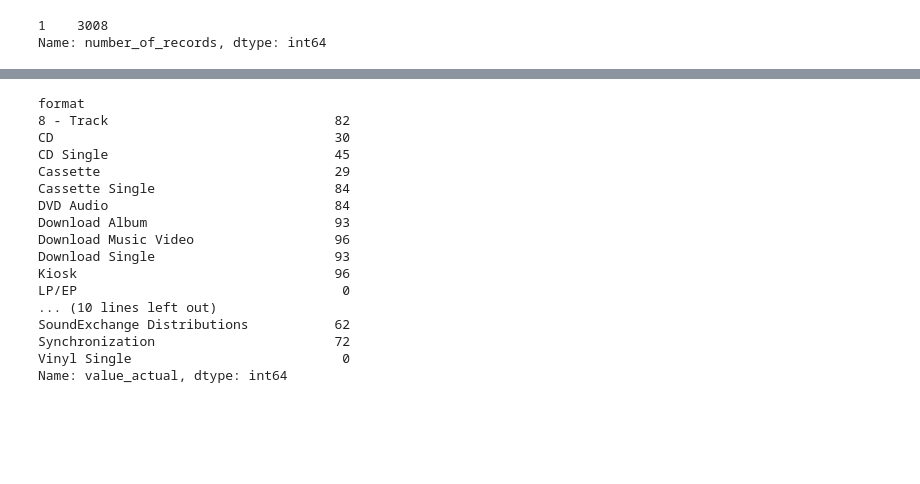
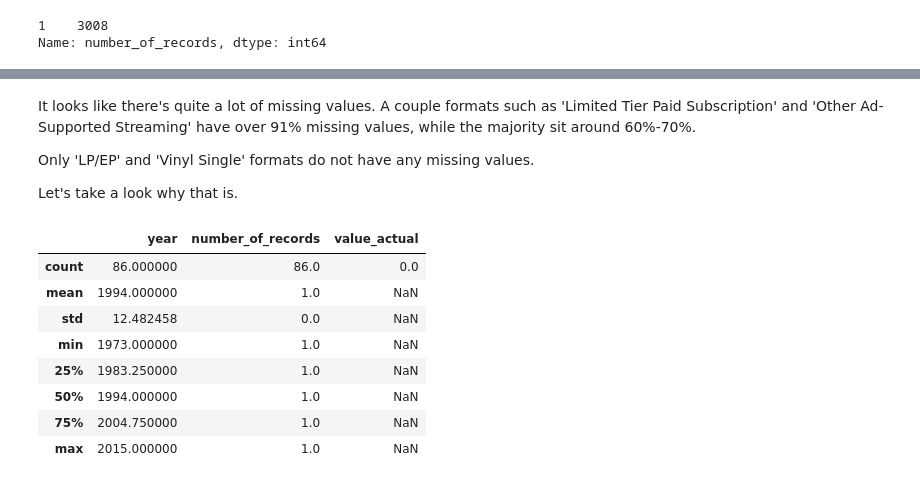
Before and after one commit to Brandon-Luong/Music-Sales, a Jupyter notebook: music_sales.ipynb, the cells around one changed output, grey strips where cells are left out. Saved outputs shown, nothing was run; the diff lists cells and outputs as text; code cells hidden in the pictures; blank space fills up the shorter version.

```diff
--- a/music_sales.ipynb
+++ b/music_sales.ipynb
@@ -184,20 +166,18 @@ Name: value_actual, dtype: int64
-# %%
-num_null_values
-# %% [output]
-format
-8 - Track                             82
-CD                                    30
-CD Single                             45
-Cassette                              29
-Cassette Single                       84
-DVD Audio                             84
-Download Album                        93
-Download Music Video                  96
-Download Single                       93
-Kiosk                                 96
-LP/EP                                  0
-... (10 lines left out)
-SoundExchange Distributions           62
-Synchronization                       72
-Vinyl Single                           0
-Name: value_actual, dtype: int64
+# %% [markdown]
+It looks like there's quite a lot of missing values. A couple formats such as 'Limited Tier Paid Subscription' and 'Other Ad-Supported Streaming' have over 91% missing values, while the majority sit around 60%-70%.
+
+Only 'LP/EP' and 'Vinyl Single' formats do not have any missing values.
+
+Let's take a look why that is.
+# %%
+df.loc[(df['format'] == 'Limited Tier Paid Subscription') & (df['value_actual'].isnull())].describe()
+# %% [output]
+|  | year | number_of_records | value_actual |
+| count | 86.000000 | 86.0 | 0.0 |
+| mean | 1994.000000 | 1.0 | NaN |
+| std | 12.482458 | 0.0 | NaN |
+| min | 1973.000000 | 1.0 | NaN |
+| 25% | 1983.250000 | 1.0 | NaN |
+| 50% | 1994.000000 | 1.0 | NaN |
+| 75% | 2004.750000 | 1.0 | NaN |
+| max | 2015.000000 | 1.0 | NaN |
```
Also changed, not shown: parts of 17 cells of this notebook.
